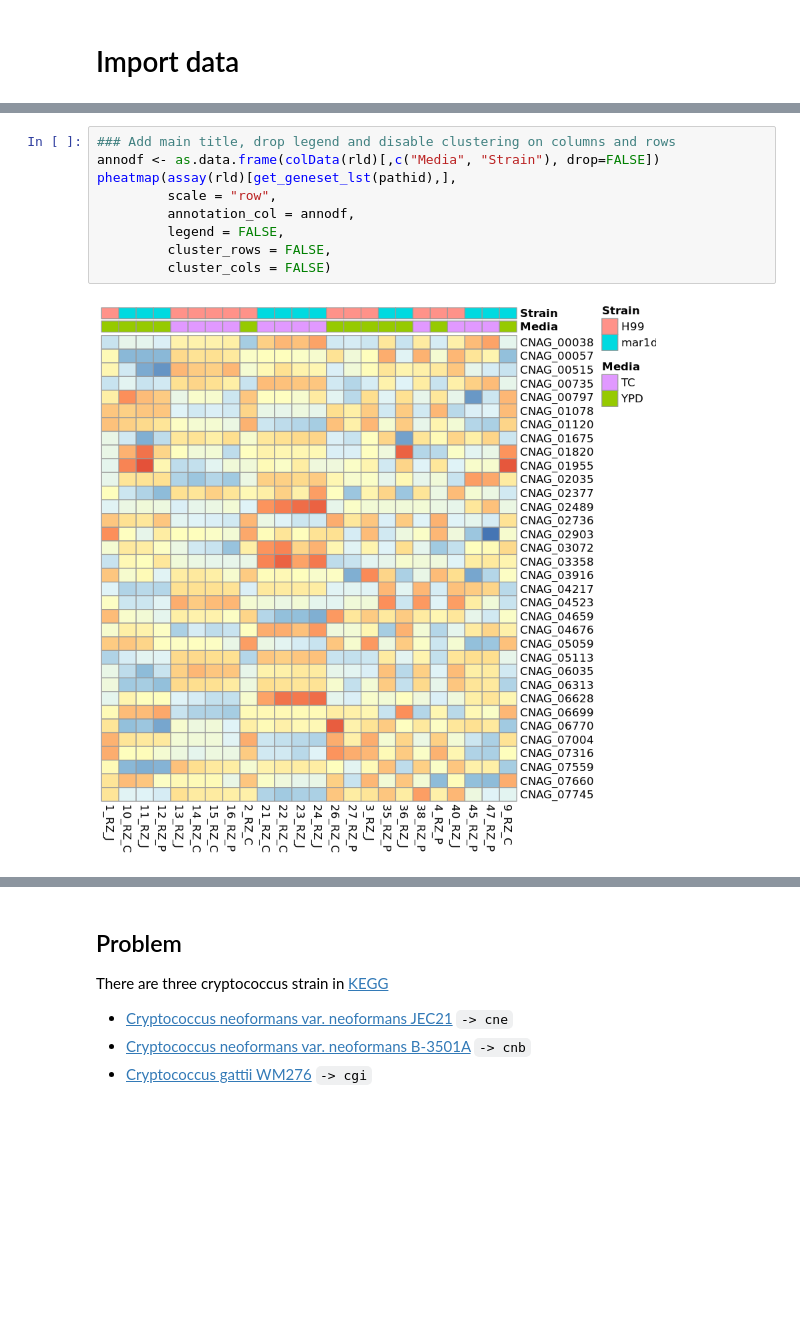
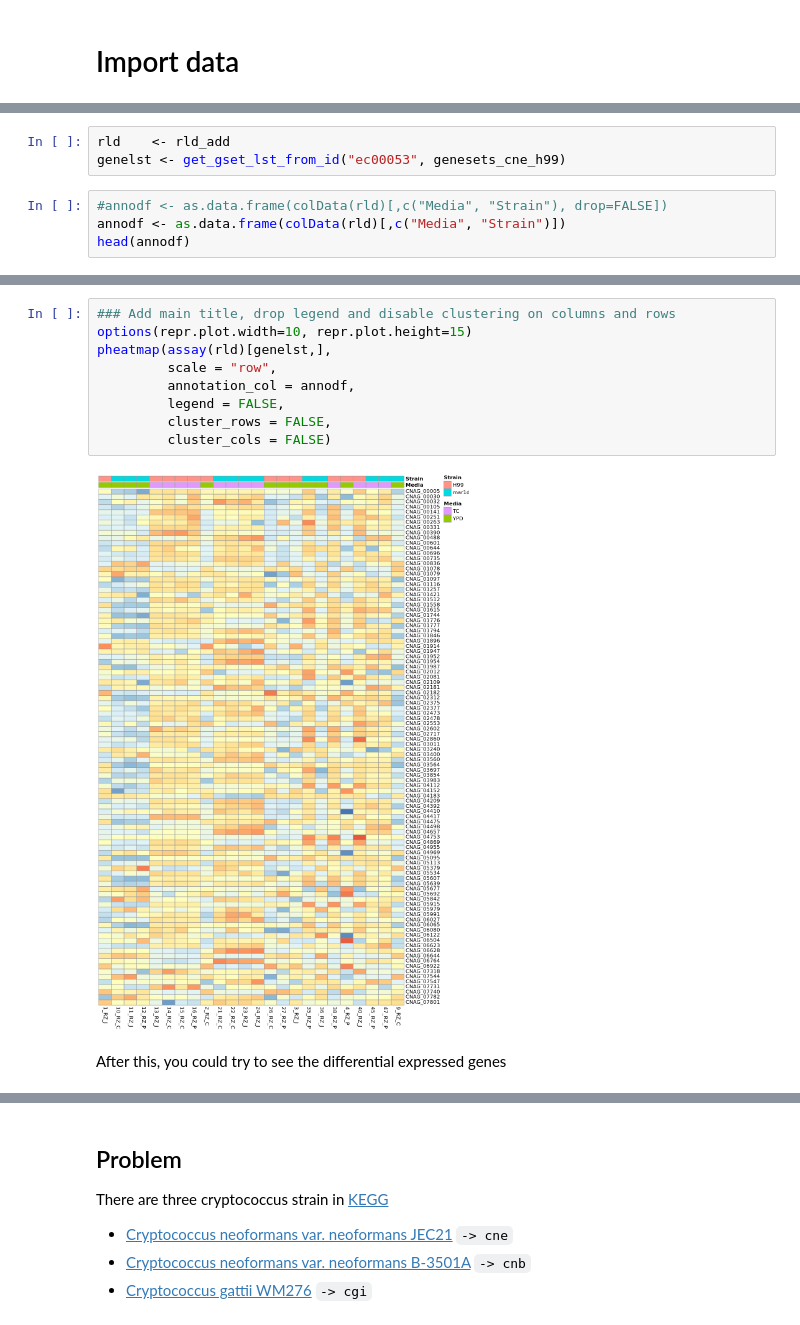
Before and after one commit to ofetad/HTS-notebooks, a Jupyter notebook: biomedical_informatics/pathway_results_visualization.ipynb, the cells around one changed output, grey strips where cells are left out. Drawn from its saved outputs; the diff is of its cells as text; blank space fills up the shorter version.

```diff
--- a/biomedical_informatics/pathway_results_visualization.ipynb
+++ b/biomedical_informatics/pathway_results_visualization.ipynb
@@ -72,0 +107,7 @@ rld    <- rld_add
+# %%
+rld    <- rld_add
+genelst <- get_gset_lst_from_id("ec00053", genesets_cne_h99)
+# %%
+#annodf <- as.data.frame(colData(rld)[,c("Media", "Strain"), drop=FALSE])
+annodf <- as.data.frame(colData(rld)[,c("Media", "Strain")])
+head(annodf)
@@ -73,14 +146,16 @@ rld    <- rld_add
 # %%
 ### Add main title, drop legend and disable clustering on columns and rows
-annodf <- as.data.frame(colData(rld)[,c("Media", "Strain"), drop=FALSE])
-pheatmap(assay(rld)[get_geneset_lst(pathid),],
+options(repr.plot.width=10, repr.plot.height=15)
+pheatmap(assay(rld)[genelst,],
          scale = "row",
          annotation_col = annodf,
          legend = FALSE,
          cluster_rows = FALSE,
          cluster_cols = FALSE)
 # %% [output]
-[figure, old version]
+[figure, new version]
+# %% [markdown]
+After this, you could try to see the differential expressed genes
 # %% [markdown]
 # Visualization with KEGG pathway map
 
```
Also changed, not shown: parts of 26 cells of this notebook, 6 other files.
